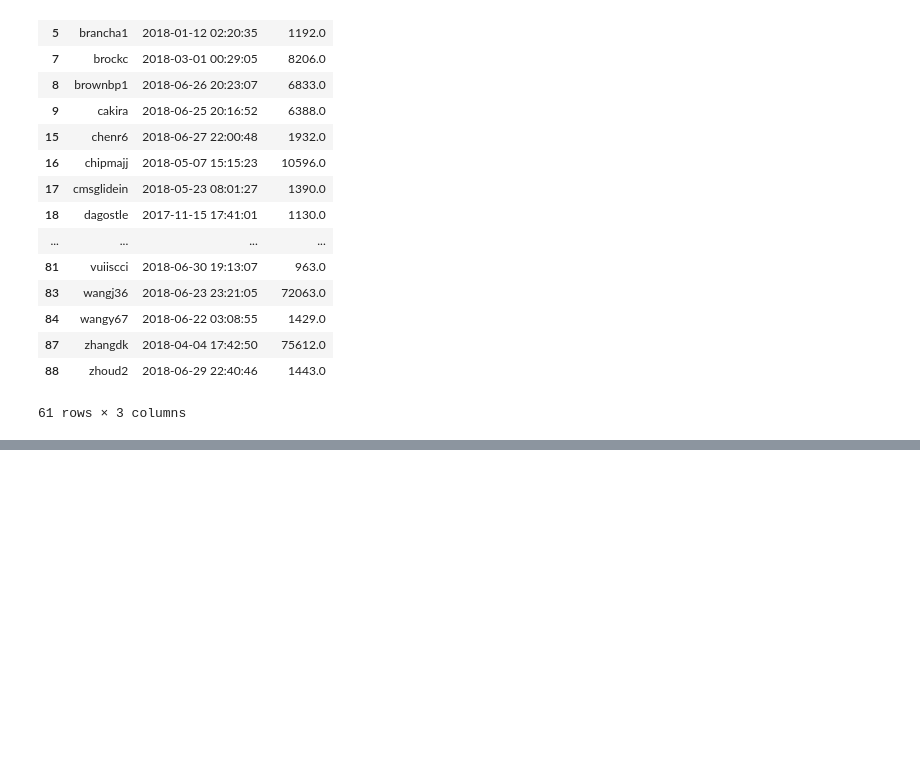
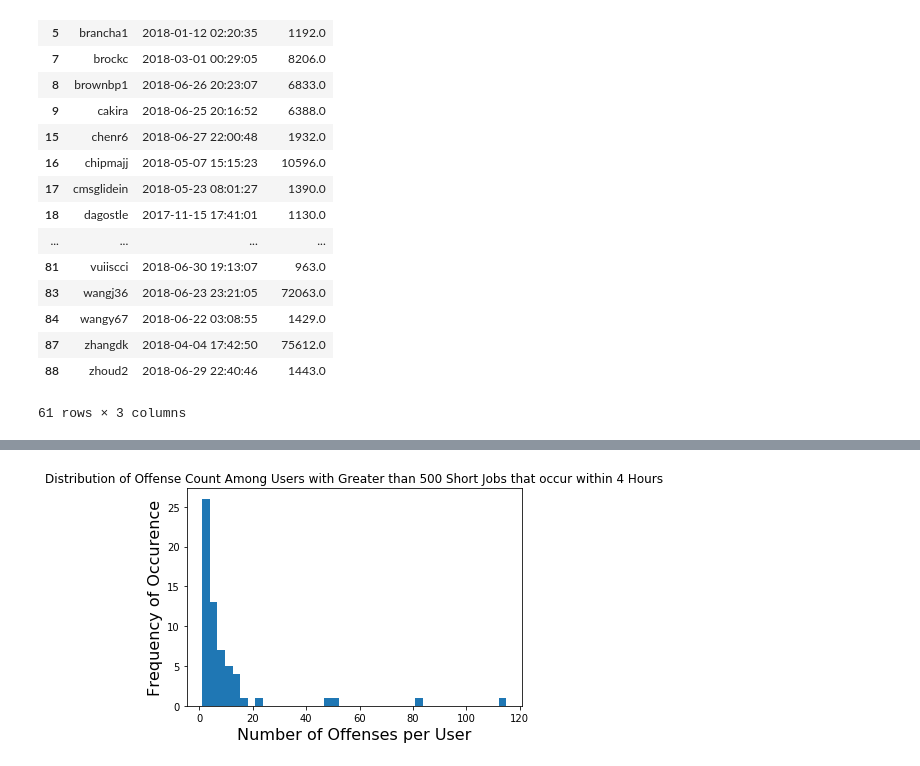
Before and after one commit to Cjcarlevato/data-question-2-dream-crushers, a Jupyter notebook: ACCREdata-Copy1.ipynb, the cells around one changed output, grey strips where cells are left out. Cells and saved outputs as stored; diff of their text form; code cells hidden in the pictures; blank space fills up the shorter version.

```diff
--- a/ACCREdata-Copy1.ipynb
+++ b/ACCREdata-Copy1.ipynb
@@ -277,0 +242,10 @@ rolling_user_max.shape #Out of 89 users, 61 users have produced more than 500 jo
+# %%
+# Evaluates averaage and standard deviation of repeatable offenses
+
+
+repeated_offender1['Offense_Count'].plot.hist(bins=40,title='Distribution of Offense Count Among Users with Greater than 500 Short Jobs that occur within 4 Hours')
+plt.xlabel('Number of Offenses per User',fontsize=16)
+plt.ylabel('Frequency of Occurence', fontsize=16)
+plt.show()
+# %% [output]
+[figure, added]
```
Also changed, not shown: parts of 35 cells of this notebook.
